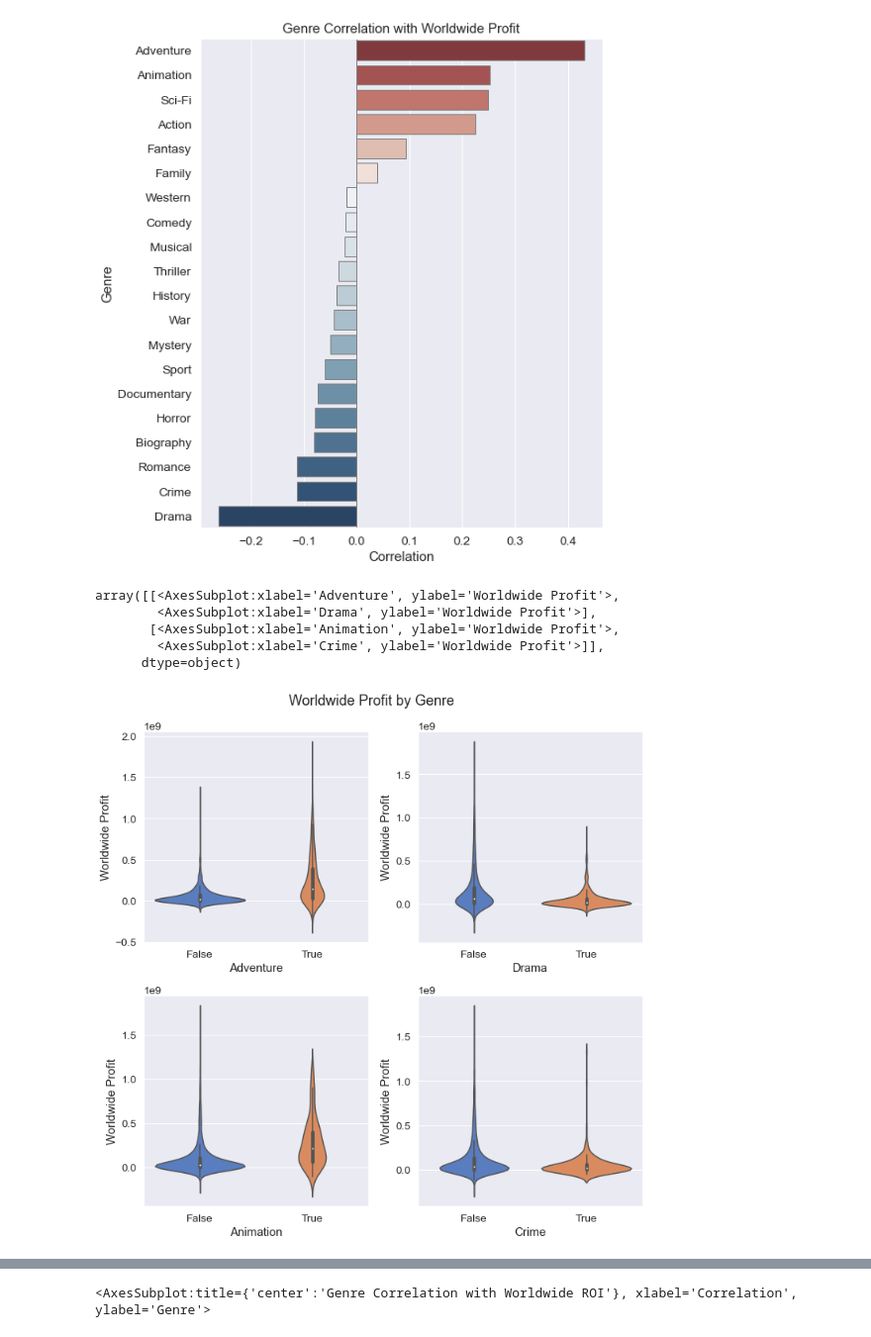
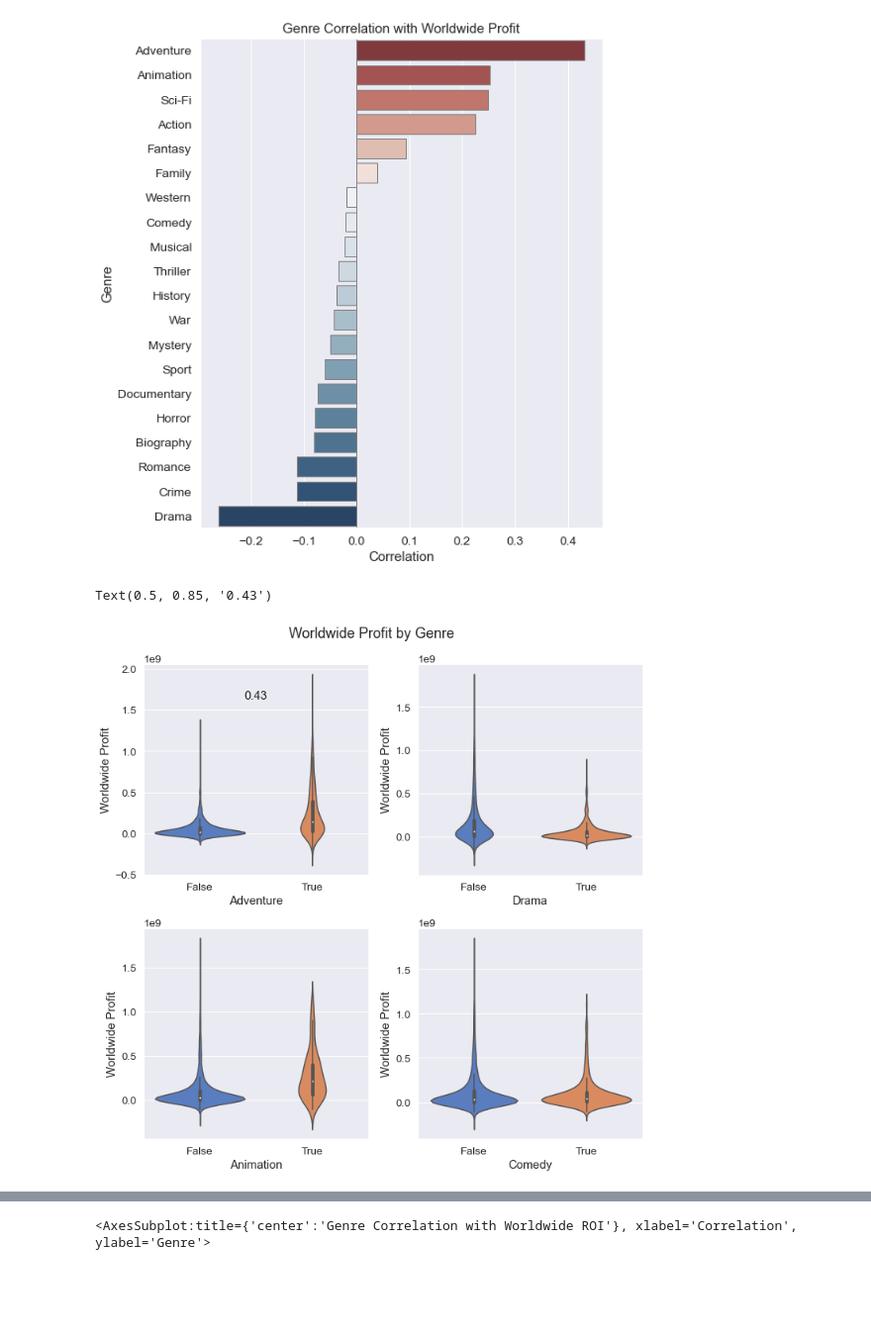
Before and after one commit to ndgigliotti/dsc-phase-1-project, a Jupyter notebook: genres.ipynb, the cells around one changed output, grey strips where cells are left out. Shown at 99% size. Drawn from its saved outputs; the diff is of its cells as text; code cells hidden in the pictures; blank space fills up the shorter version.

```diff
--- a/genres.ipynb
+++ b/genres.ipynb
@@ -307,11 +307,7 @@ plotting.cat_correlation(combos, imdb['worldwide_profit'], 'Genre Correlation wi
 <AxesSubplot:title={'center':'Genre Correlation with Worldwide Profit'}, xlabel='Correlation', ylabel='Genre'>
 [figure]
 # %%
-plotting.boolean_violinplots(combos, imdb['worldwide_profit'], suptitle='Worldwide Profit by Genre', include=['Adventure', 'Drama', 'Animation', 'Crime'], ylabel='Worldwide Profit', size=3, figsize=(10, 10))
+axes = plotting.boolean_violinplots(combos, imdb['worldwide_profit'], suptitle='Worldwide Profit by Genre', include=['Adventure', 'Drama', 'Animation', 'Comedy'], ylabel='Worldwide Profit', size=3, figsize=(10, 10))
 # %% [output]
-array([[<AxesSubplot:xlabel='Adventure', ylabel='Worldwide Profit'>,
-        <AxesSubplot:xlabel='Drama', ylabel='Worldwide Profit'>],
-       [<AxesSubplot:xlabel='Animation', ylabel='Worldwide Profit'>,
-        <AxesSubplot:xlabel='Crime', ylabel='Worldwide Profit'>]],
-      dtype=object)
+Text(0.5, 0.85, '0.43')
-[figure, old version]
+[figure, new version]
```
Also changed, not shown: parts of 1 cell of this notebook, 1 other file.
